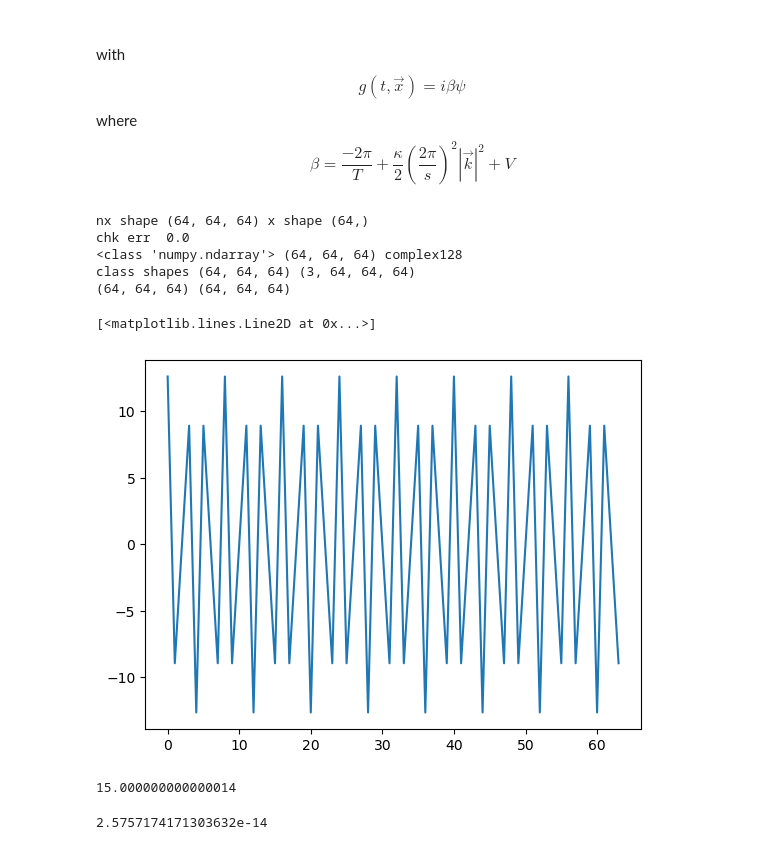
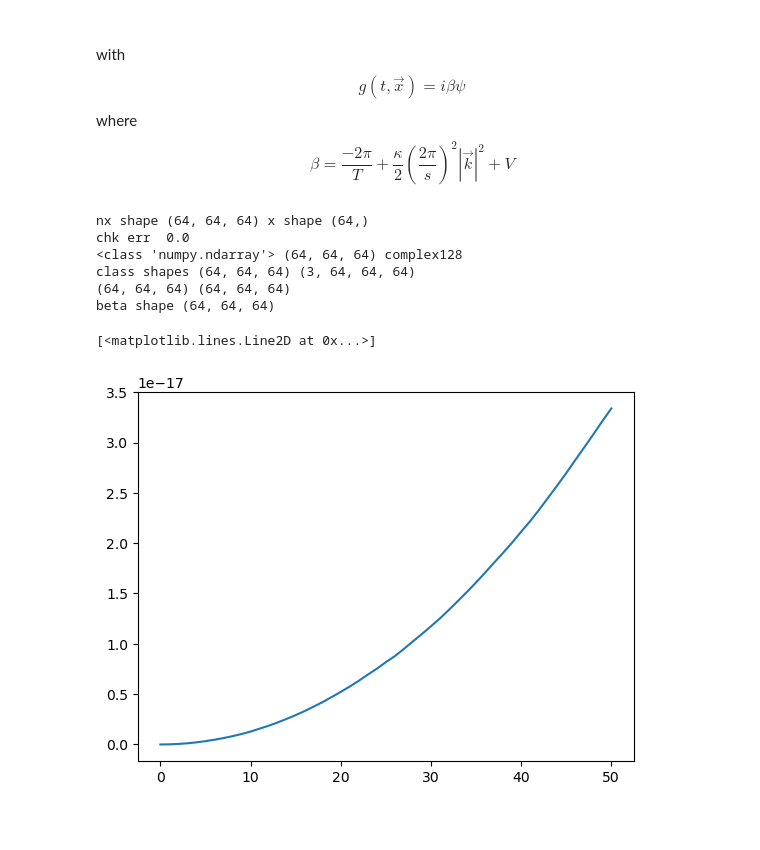
Before and after one commit to manu0x/pyGP_fields, a Jupyter notebook: fiducial_3d_Example.ipynb, the cells around one changed output. Saved outputs shown, nothing was run; the diff lists cells and outputs as text; code cells hidden in the pictures; blank space fills up the shorter version.

```diff
--- a/fiducial_3d_Example.ipynb
+++ b/fiducial_3d_Example.ipynb
@@ -171,7 +201,7 @@ def solve_3d_example(m,dt):
     return frames, x,err_l,mass_l,mass_err_l
 # %%
 
-dt = 0.01
+dt = 0.001
 
 
 frames, x, err_l, mass_l,mass_err_l = solve_3d_example(64,dt)
@@ -181,3 +211,4 @@ chk err  0.0
 <class 'numpy.ndarray'> (64, 64, 64) complex128
 class shapes (64, 64, 64) (3, 64, 64, 64)
 (64, 64, 64) (64, 64, 64)
+beta shape (64, 64, 64)
@@ -213,13 +215,5 @@ vf = vf.flatten()
 # %%
-plt.plot(v)
+plt.plot(err_l)
 # %% [output]
 [<matplotlib.lines.Line2D at 0x...>]
-[figure, old version]
+[figure, new version]
-# %%
-np.sum(np.square(np.abs(u)))*(L/m)
-# %% [output]
-15.000000000000014
-# %%
-np.sum(vrhs)
-# %% [output]
-2.5757174171303632e-14
```
Also changed, not shown: parts of 5 cells of this notebook.
